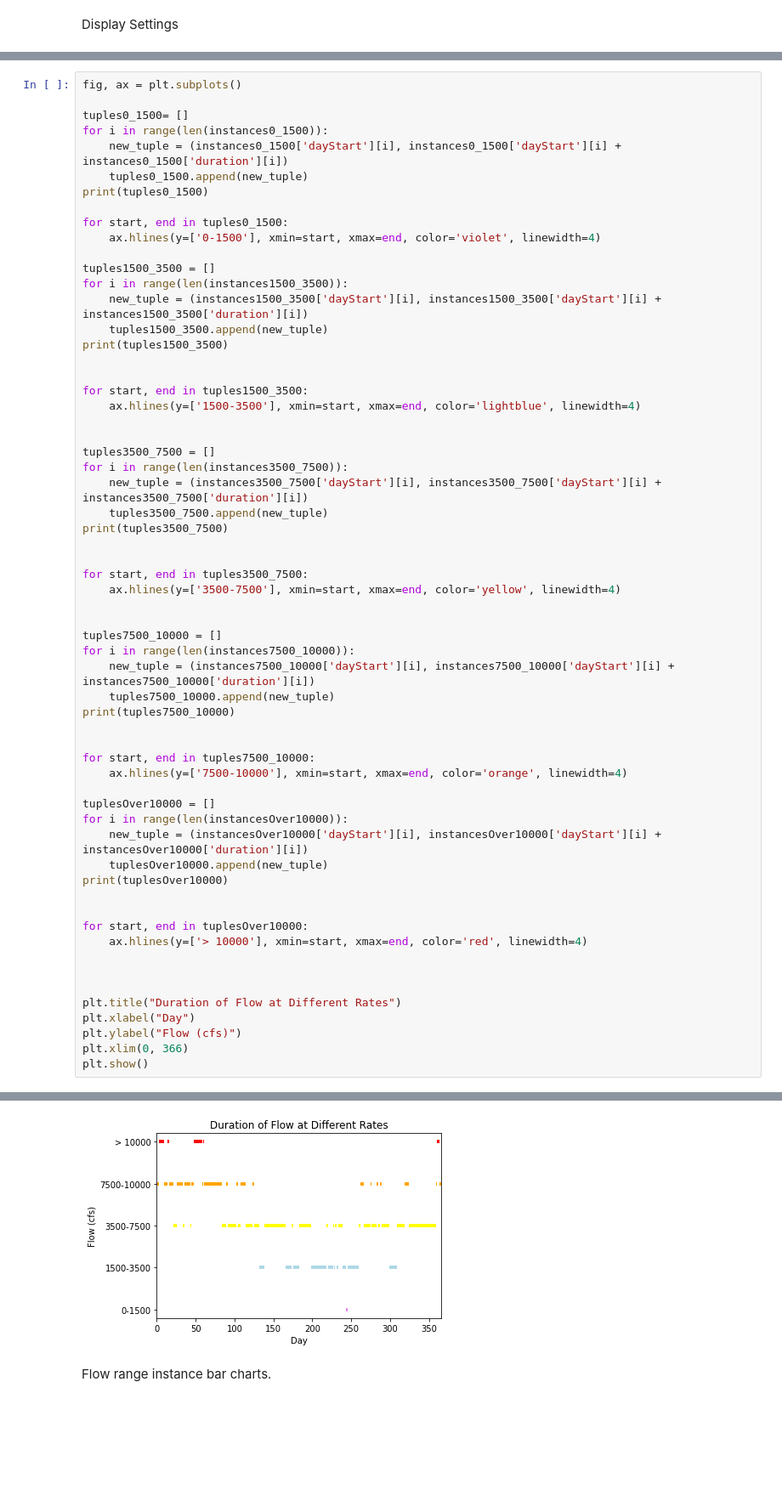
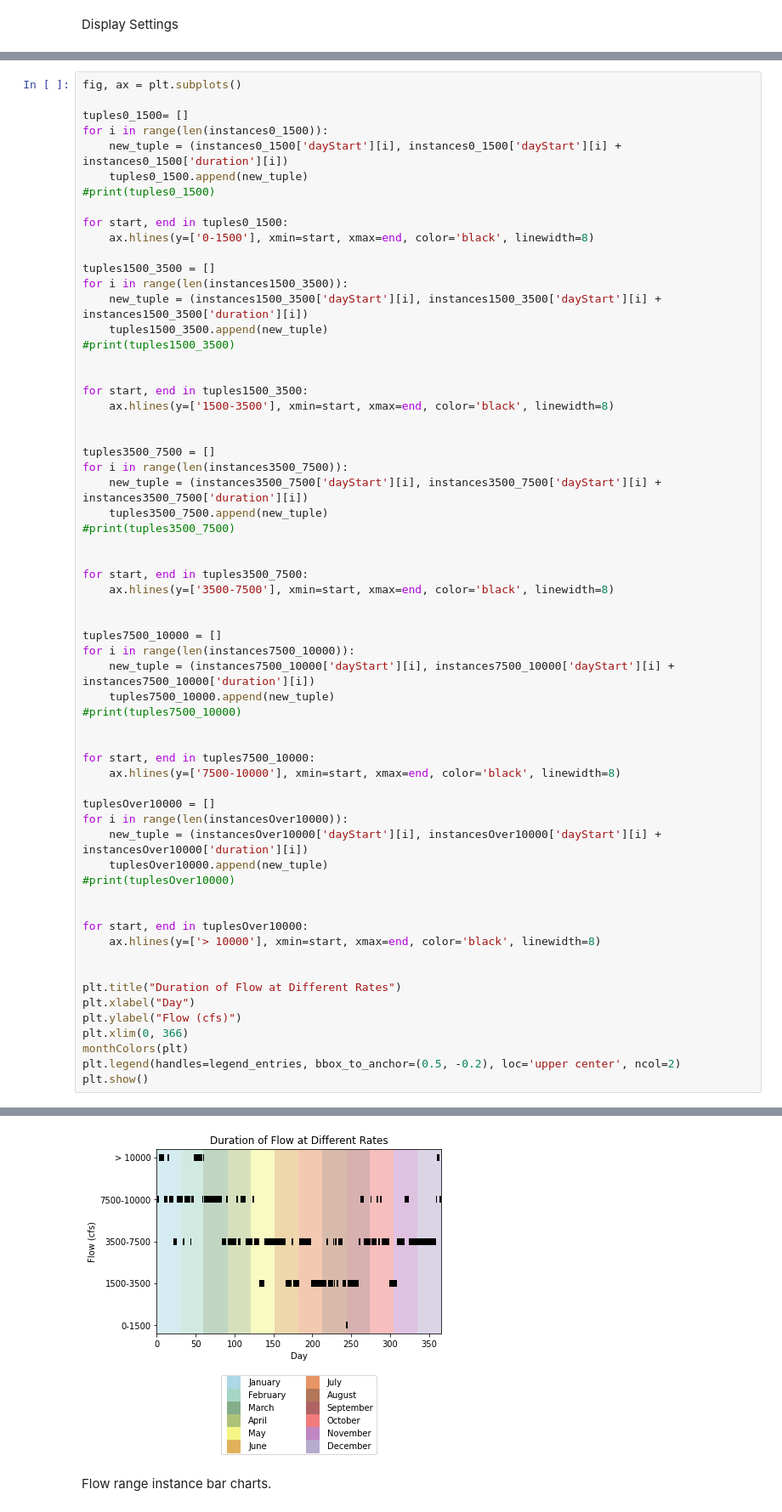
Before and after one commit to annahollandkeener/L-D2, a Jupyter notebook: L&D.ipynb, the cells around one changed output, grey strips where cells are left out. Shown at 85% size. Saved outputs shown, nothing was run; the diff lists cells and outputs as text; blank space fills up the shorter version.

Commit message:
created instance duration bar charts for each range

```diff
--- a/L&D.ipynb
+++ b/L&D.ipynb
@@ -285,58 +286,59 @@ tuples0_1500= []
 for i in range(len(instances0_1500)):
     new_tuple = (instances0_1500['dayStart'][i], instances0_1500['dayStart'][i] + instances0_1500['duration'][i])
     tuples0_1500.append(new_tuple)
-print(tuples0_1500)
+#print(tuples0_1500)
 
 for start, end in tuples0_1500:
-    ax.hlines(y=['0-1500'], xmin=start, xmax=end, color='violet', linewidth=4)
+    ax.hlines(y=['0-1500'], xmin=start, xmax=end, color='black', linewidth=8)
 
 tuples1500_3500 = []
 for i in range(len(instances1500_3500)):
     new_tuple = (instances1500_3500['dayStart'][i], instances1500_3500['dayStart'][i] + instances1500_3500['duration'][i])
     tuples1500_3500.append(new_tuple)
-print(tuples1500_3500)
+#print(tuples1500_3500)
 
 
 for start, end in tuples1500_3500:
-    ax.hlines(y=['1500-3500'], xmin=start, xmax=end, color='lightblue', linewidth=4)
+    ax.hlines(y=['1500-3500'], xmin=start, xmax=end, color='black', linewidth=8)
 
 
 tuples3500_7500 = []
 for i in range(len(instances3500_7500)):
     new_tuple = (instances3500_7500['dayStart'][i], instances3500_7500['dayStart'][i] + instances3500_7500['duration'][i])
     tuples3500_7500.append(new_tuple)
-print(tuples3500_7500)
+#print(tuples3500_7500)
 
 
 for start, end in tuples3500_7500:
-    ax.hlines(y=['3500-7500'], xmin=start, xmax=end, color='yellow', linewidth=4)
+    ax.hlines(y=['3500-7500'], xmin=start, xmax=end, color='black', linewidth=8)
 
 
 tuples7500_10000 = []
 for i in range(len(instances7500_10000)):
     new_tuple = (instances7500_10000['dayStart'][i], instances7500_10000['dayStart'][i] + instances7500_10000['duration'][i])
     tuples7500_10000.append(new_tuple)
-print(tuples7500_10000)
+#print(tuples7500_10000)
 
 
 for start, end in tuples7500_10000:
-    ax.hlines(y=['7500-10000'], xmin=start, xmax=end, color='orange', linewidth=4)
+    ax.hlines(y=['7500-10000'], xmin=start, xmax=end, color='black', linewidth=8)
 
 tuplesOver10000 = []
 for i in range(len(instancesOver10000)):
     new_tuple = (instancesOver10000['dayStart'][i], instancesOver10000['dayStart'][i] + instancesOver10000['duration'][i])
     tuplesOver10000.append(new_tuple)
-print(tuplesOver10000)
+#print(tuplesOver10000)
 
 
 for start, end in tuplesOver10000:
-    ax.hlines(y=['> 10000'], xmin=start, xmax=end, color='red', linewidth=4)
-
+    ax.hlines(y=['> 10000'], xmin=start, xmax=end, color='black', linewidth=8)
 
 
 plt.title("Duration of Flow at Different Rates")
 plt.xlabel("Day")
 plt.ylabel("Flow (cfs)")
 plt.xlim(0, 366)
+monthColors(plt)
+plt.legend(handles=legend_entries, bbox_to_anchor=(0.5, -0.2), loc='upper center', ncol=2)
 plt.show()
 # %% [output]
@@ -348,3 +345,3 @@ plt.show()
-[figure, old version]
+[figure, new version]
 # %% [markdown]
 Flow range instance bar charts.
```
Also changed, not shown: parts of 17 cells of this notebook.
